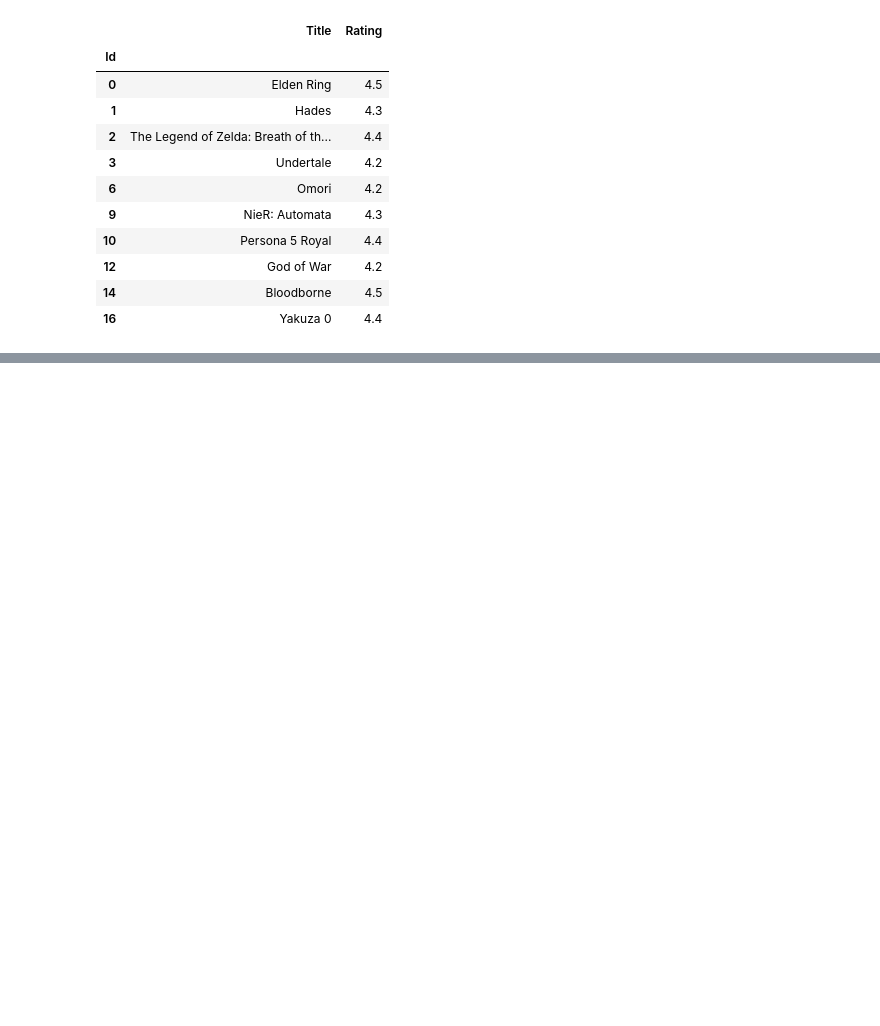
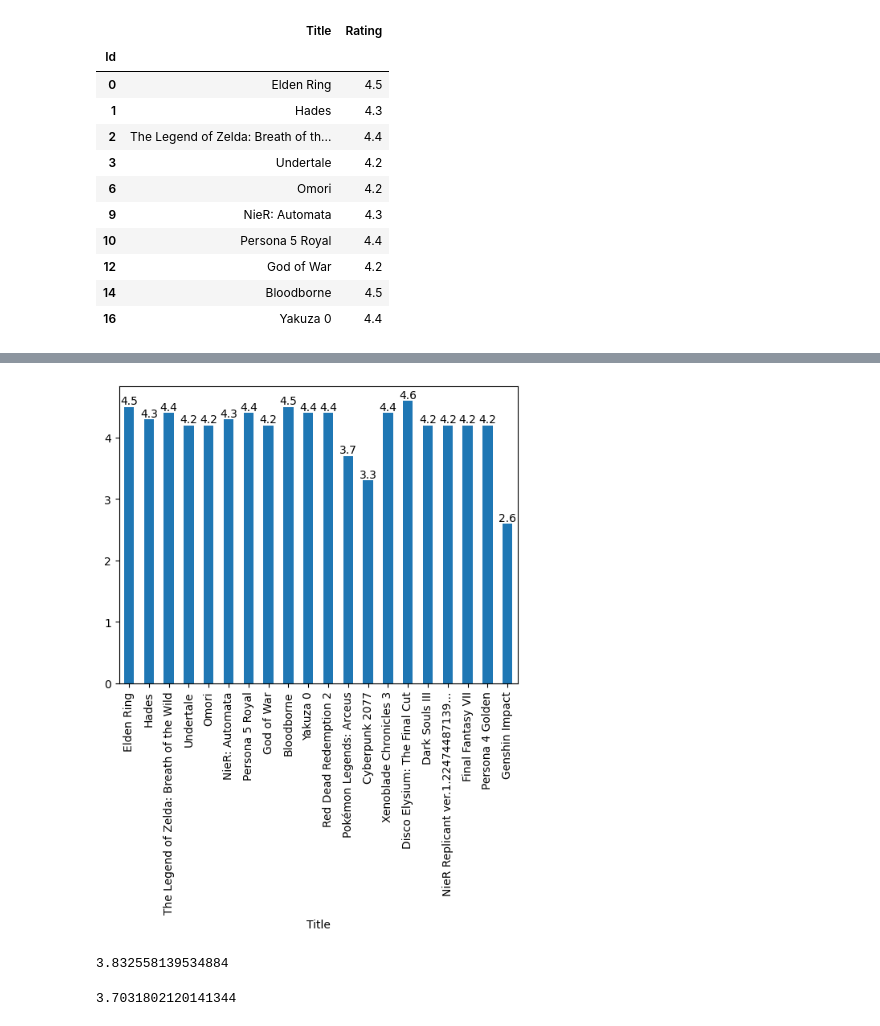
Before and after one commit to Nekroz44/semestre-i-python, a Jupyter notebook: Jupyter/04-pandas.ipynb, the cells around one changed output, grey strips where cells are left out. Drawn from its saved outputs; the diff is of its cells as text; code cells hidden in the pictures; blank space fills up the shorter version.

```diff
--- a/Jupyter/04-pandas.ipynb
+++ b/Jupyter/04-pandas.ipynb
@@ -129,0 +190,32 @@ nombresRPG.head(10)
+# %%
+datasetRPG = nombresRPG.head(20)
+datasetRPG.set_index('Title', inplace=True)
+
+ax = datasetRPG['Rating'].plot(x=None, kind='bar')
+
+#Agregando etiquetas de rating en las barras
+
+for i, rating in enumerate(datasetRPG['Rating']):
+    ax.annotate(str(rating), xy=(i, rating), ha='center', va='bottom')
+
+plt.show()
+# %% [output]
+[figure, added]
+# %%
+#Sacando el promedio de Rating de juegos RPG
+
+ratings_RPG = datos[datos['Genres'].apply(lambda x: 'RPG' in x)]['Rating']
+promedio_RPG = ratings_RPG.mean()
+
+promedio_RPG
+# %% [output]
+3.832558139534884
+# %%
+#Sacando el promedio de Rating de juegos Indie
+
+ratings_Indie = datos[datos['Genres'].apply(lambda x: 'Indie' in x)]['Rating']
+promedio_Indie = ratings_Indie.mean()
+
+promedio_Indie
+# %% [output]
+3.7031802120141344
```
Also changed, not shown: parts of 22 cells of this notebook, 12 other files.
